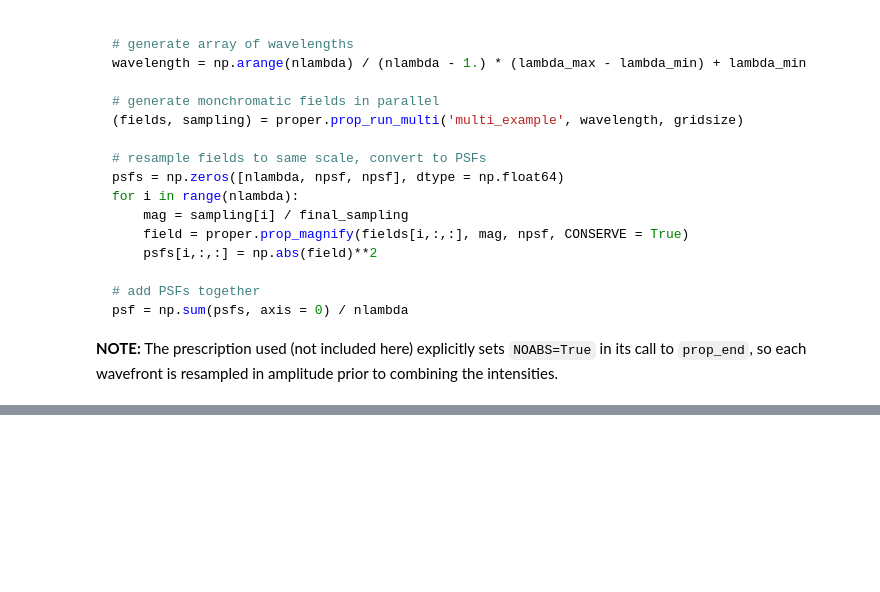
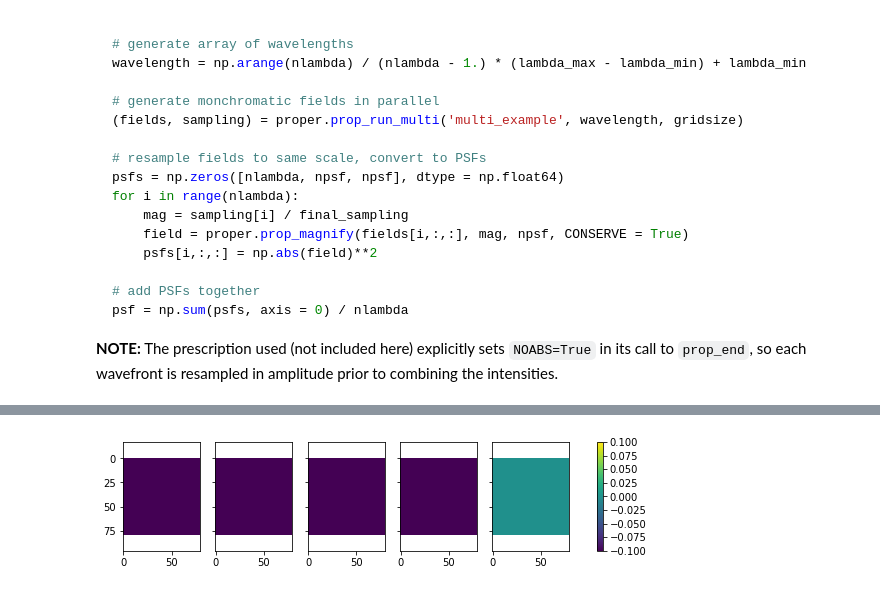
Before and after one commit to benjaminpope/toliman, a Jupyter notebook: image_modelling/toliman PROPER conic RC multi.ipynb, the cells around one changed output, grey strips where cells are left out. Cells and saved outputs as stored; diff of their text form; code cells hidden in the pictures; blank space fills up the shorter version.

```diff
--- a/image_modelling/toliman PROPER conic RC multi.ipynb
+++ b/image_modelling/toliman PROPER conic RC multi.ipynb
@@ -165,3 +180,7 @@ psf = np.sum(psfs, axis=0)
+# %%
+plot_psfs(psfs**2, logscale=False)
+# %% [output]
+[figure, added]
 # %%
 %matplotlib inline
 import matplotlib.pyplot as plt
```
Also changed, not shown: parts of 9 cells of this notebook, 1 other file.
